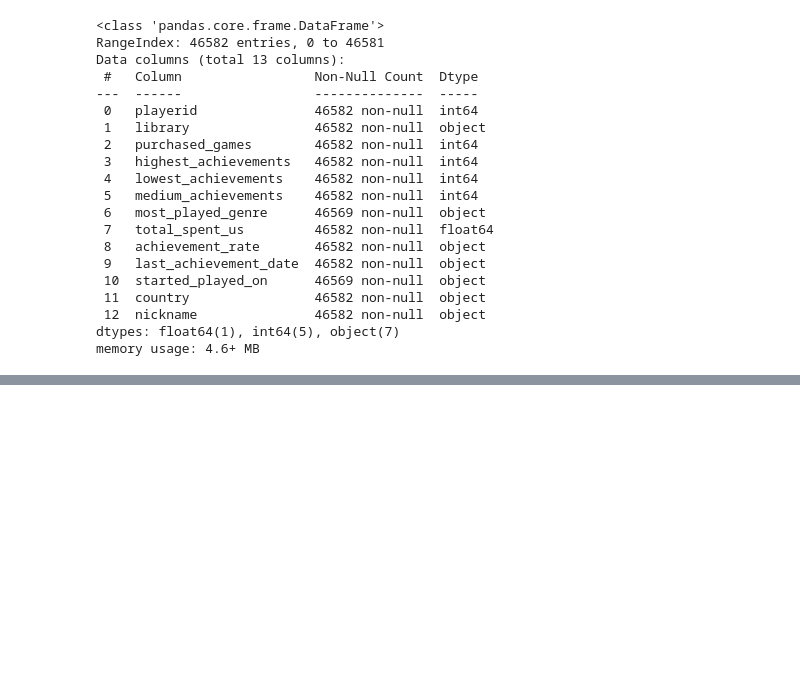
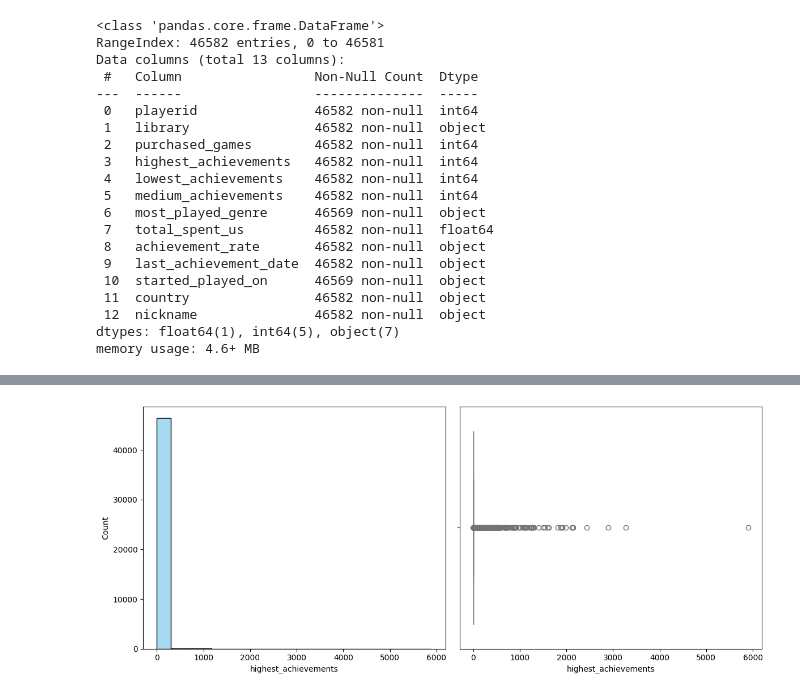
Before and after one commit to hr-vasquez/ml_players, a Jupyter notebook: ml_exploration.ipynb, the cells around one changed output, grey strips where cells are left out. Cells and saved outputs as stored; diff of their text form; code cells hidden in the pictures; blank space fills up the shorter version.

```diff
--- a/ml_exploration.ipynb
+++ b/ml_exploration.ipynb
@@ -373,0 +403,4 @@ df1.to_csv('gamers_profile.csv', index=False)
+# %%
+draw_numerical('highest_achievements')
+# %% [output]
+[figure, added]
```
Also changed, not shown: parts of 25 cells of this notebook.
